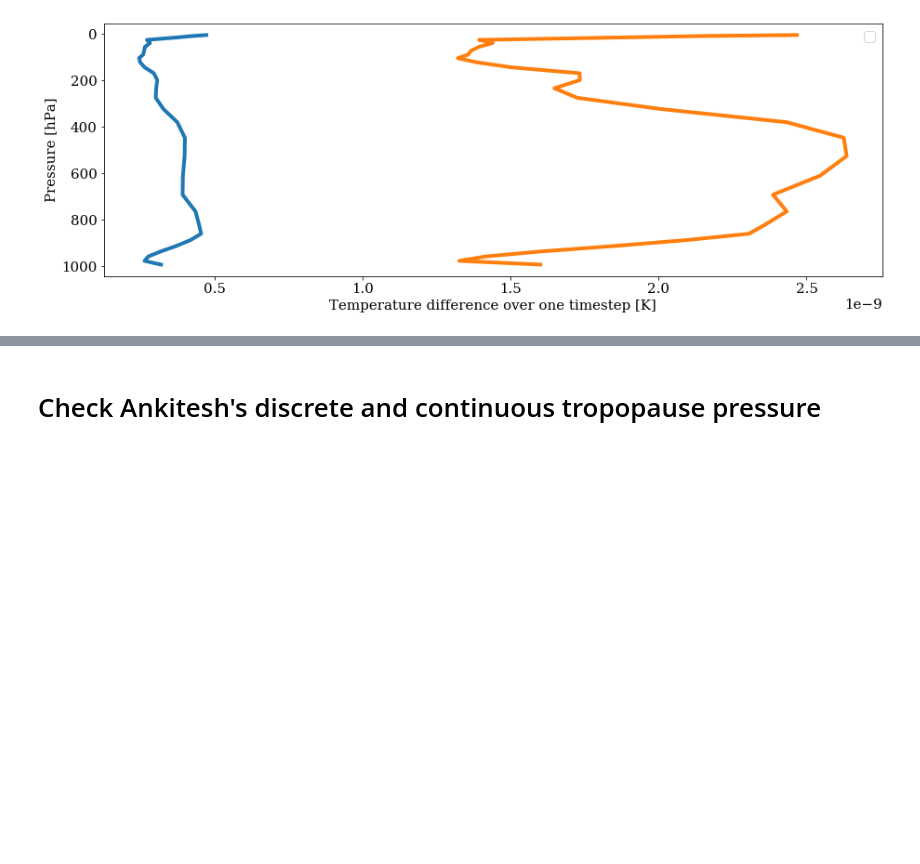
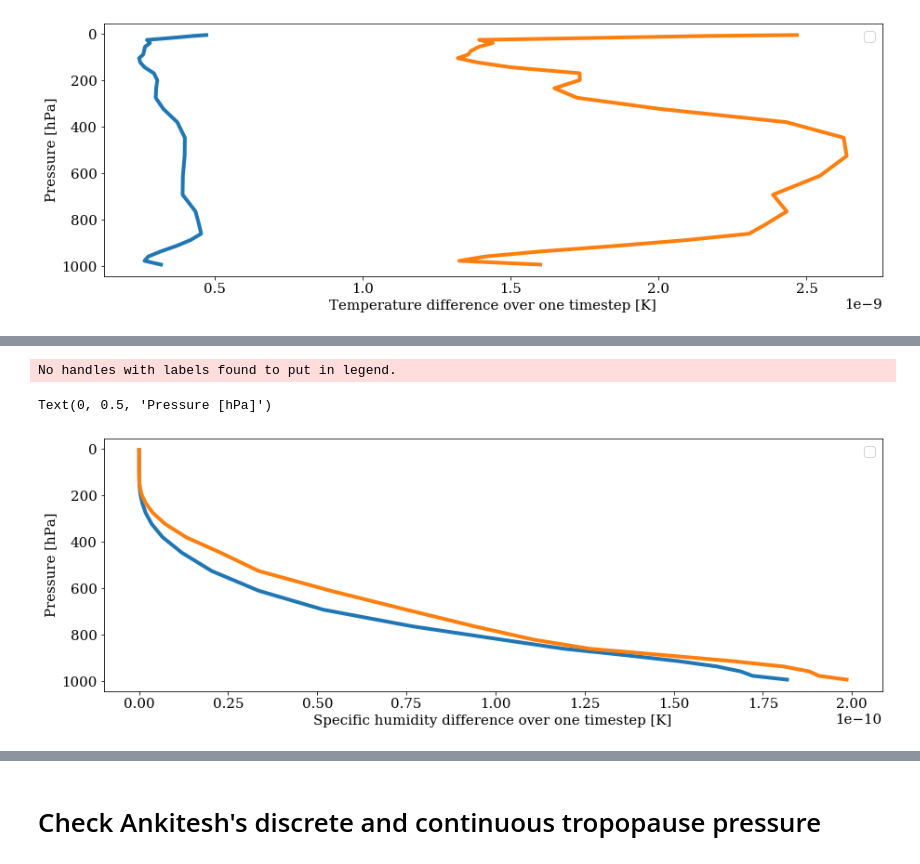
Before and after one commit to pandasambit15/CBRAIN-CAM, a Jupyter notebook: notebooks/tbeucler_devlog/044_Climate_invariant_analysis_output_scaling.ipynb, the cells around one changed output, grey strips where cells are left out. Cells and saved outputs as stored; diff of their text form; code cells hidden in the pictures; blank space fills up the shorter version.

```diff
--- a/notebooks/tbeucler_devlog/044_Climate_invariant_analysis_output_scaling.ipynb
+++ b/notebooks/tbeucler_devlog/044_Climate_invariant_analysis_output_scaling.ipynb
@@ -350,0 +376,13 @@ Text(0, 0.5, 'Pressure [hPa]')
+# %%
+plt.figure(figsize=(15,5))
+RESID = (QAP-QBP)-(DT*PHQ) # The terms in parenthesis are equal
+plt.plot(np.mean(np.abs(RESID),axis=(0,2,3)),dataref.lev)
+plt.plot(np.std(np.abs(RESID),axis=(0,2,3)),dataref.lev)
+plt.legend()
+plt.gca().invert_yaxis()
+plt.xlabel('Specific humidity difference over one timestep [K]')
+plt.ylabel('Pressure [hPa]')
+# %% [output]
+No handles with labels found to put in legend.
+Text(0, 0.5, 'Pressure [hPa]')
+[figure, added]
```
Also changed, not shown: parts of 6 cells of this notebook.
